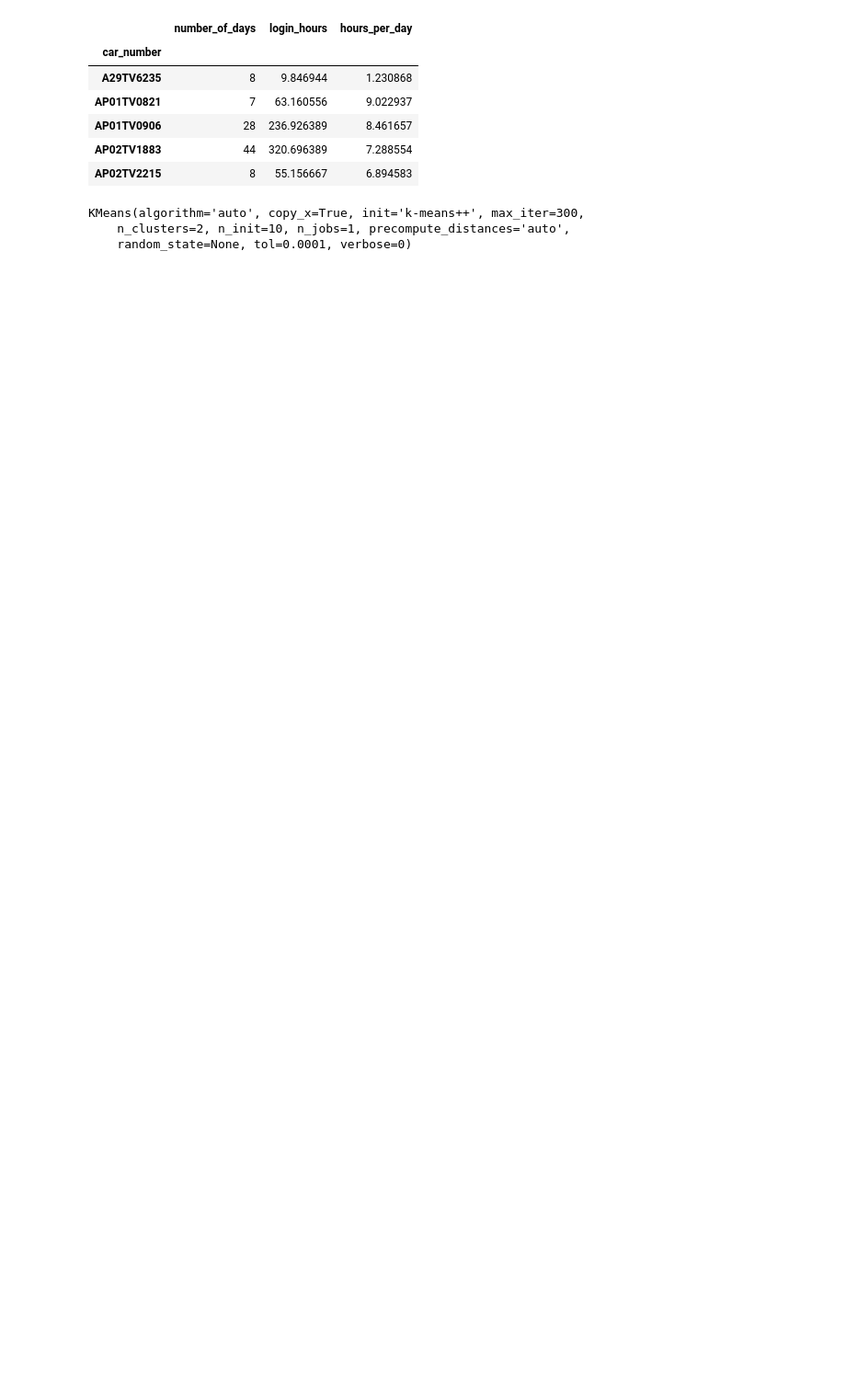
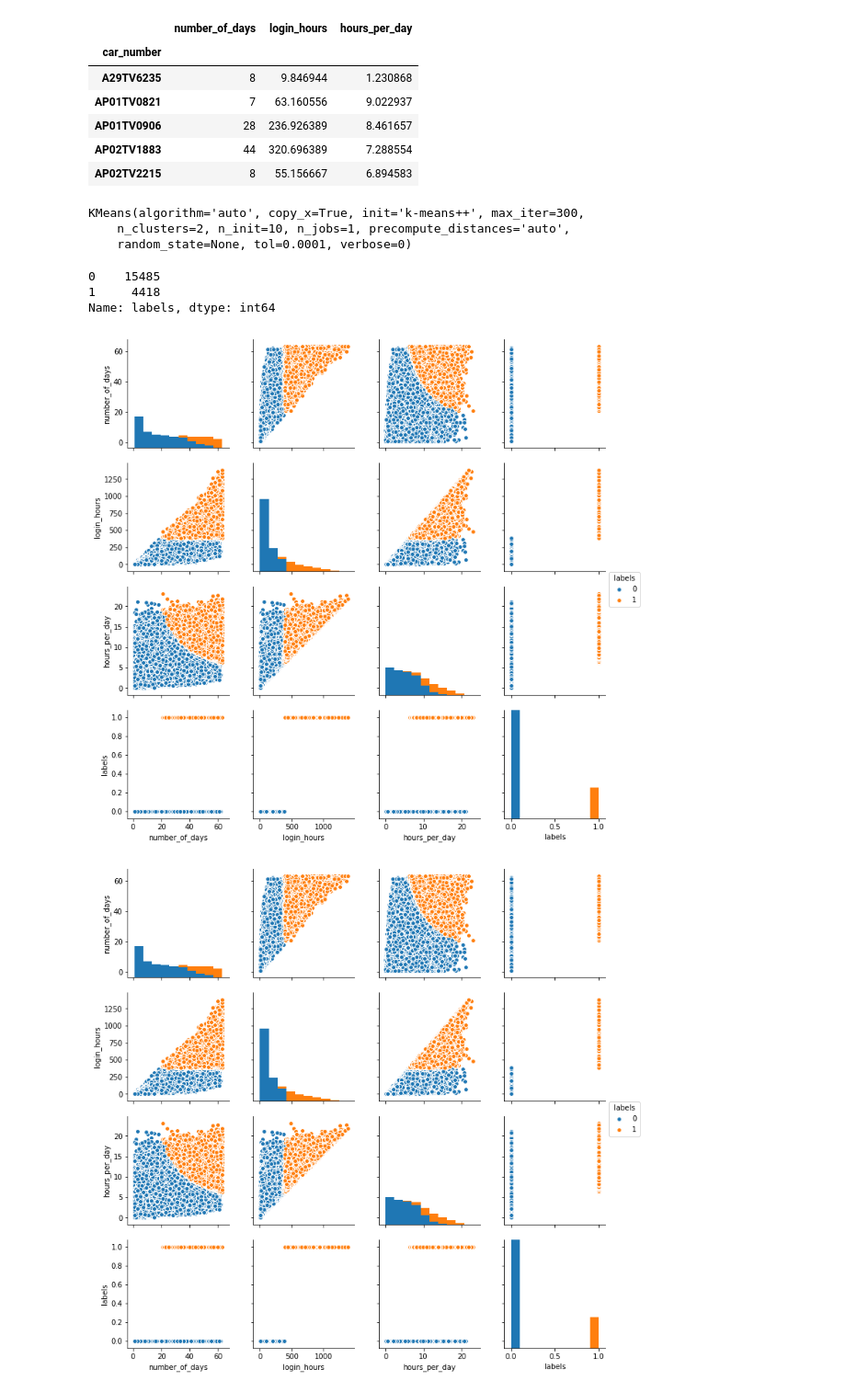
Before and after one commit to hridyansh68/Ola_analytics, a Jupyter notebook: Analysis on whole data set.ipynb, the cells around one changed output. Shown at 92% size. Cells and saved outputs as stored; diff of their text form; code cells hidden in the pictures; blank space fills up the shorter version.

```diff
--- a/Analysis on whole data set.ipynb
+++ b/Analysis on whole data set.ipynb
@@ -201,7 +208,7 @@ Name: labels, dtype: int64
 # %%
 ###### 4th prediction model
 # %%
-df4 = df4.drop("labels",axis=1)
+df4 = df1.drop("labels",axis=1)
 # %%
 df4["hours_per_day"] = df4["login_hours"]/df4["number_of_days"]
 # %%
@@ -227,2 +236,14 @@ df4["labels"] = kmeans2.labels_
+# %%
+sns_plot = sns.pairplot(df4, hue='labels', size=2.5)
+sns_plot.savefig("output.png")
+sns.pairplot(df4,hue="labels")
+print("\n")
+df4["labels"].value_counts()
+# %% [output]
+0    15485
+1     4418
+Name: labels, dtype: int64
+[figure, added]
+[figure, added]
 # %%
 df4["labels"] = df4["labels"].map({0:"part_timer",1:"full_timer"})
```
Also changed, not shown: parts of 31 cells of this notebook, 4 other files.
